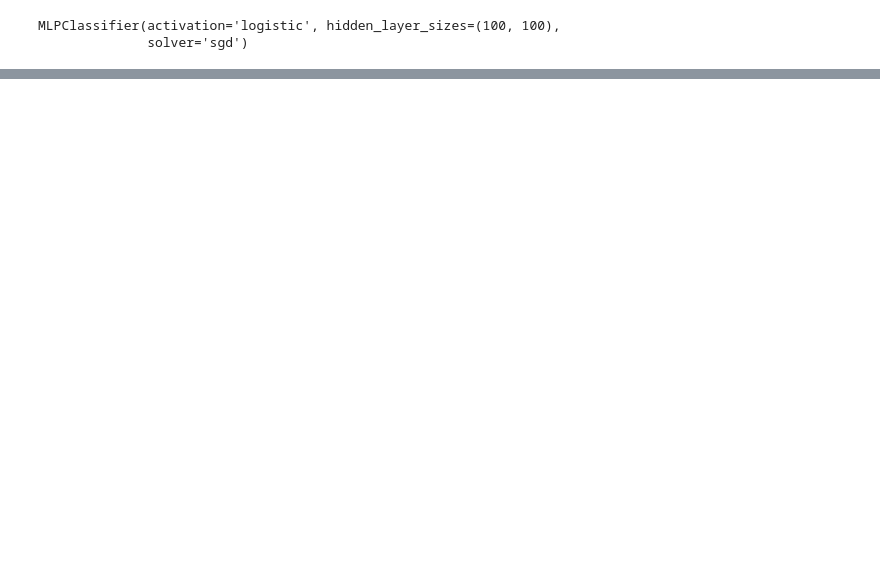
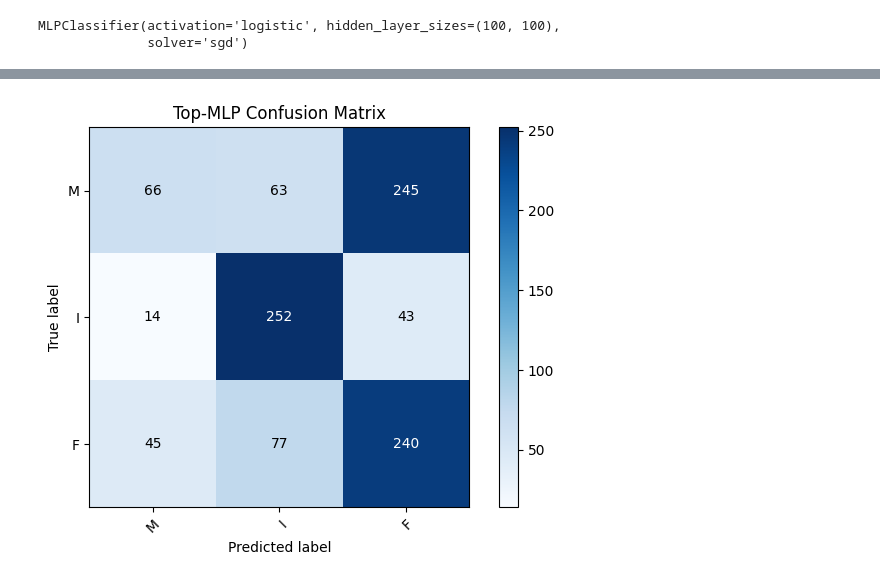
Before and after one commit to SarahMucci0312/COMP472-A1, a Jupyter notebook: abalone.ipynb, the cells around one changed output, grey strips where cells are left out. Drawn from its saved outputs; the diff is of its cells as text; code cells hidden in the pictures; blank space fills up the shorter version.

```diff
--- a/abalone.ipynb
+++ b/abalone.ipynb
@@ -278,0 +349,85 @@ weighted avg       0.53      0.54      0.52      1045
+# %%
+# 4 d) Top-MLP:
+
+# Use gridsearch to find the best combination of hyperparameters
+#mlp_param = {'activation': ['logistic', 'tanh', 'relu'], 'hidden_layer_sizes': [(30, 50), (10, 10, 10)], 'solver': ['adam', 'sgd']}
+#mlp_grid = GridSearchCV(MLPClassifier(max_iter=1000), mlp_param)
+#mlp_grid.fit(X_train, y_train)
+
+# Define Top MLP based on gridsearch results
+#top_mlp = mlp_grid.best_estimator_
+
+
+
+
+# Plotting confusion matrix for the Top-MLP
+fp.write('---------------------------------------------------------------------------------------------------------------')
+fp.write('\n \n')
+fp.write('Top-MLP where the criterion, max_depth, and min_samples_split were changed')
+fp.write('\n')
+fp.write('Best hyperparameters found by gridsearch: ' + str(grid.best_params_))
+fp.write('\n \n')
+
+y_predTopMLP = top_mlp.predict(X_test)
+class_names = abalone.Type.value_counts().index
+plotConfusionMatrix(y_test, y_predTopMLP, classes=class_names, normalize = False, title = "Top-MLP Confusion Matrix")
+fp.write("Confusion matrix: ")
+fp.write('\n \n')
+fp.write(str(confusion_matrix(y_test, y_predTopMLP)))
+fp.write('\n \n')
+
+# Creating the classification report for the Top-MLP
+print(classification_report(y_test, y_predTopMLP, zero_division=0))
+fp.write("Classification report:")
+fp.write('\n \n')
+fp.write(classification_report(y_test, y_predTopMLP, zero_division=0))
+fp.write('\n \n')
+
+
+
+
+# 6) Repeating the Top-MLP and finding all averages and variance
+precisionScoresTMLP = []
+macroF1ScoresTMLP = []
+weightedF1ScoresTMLP = []
+
+for run in range(4):
+    tree_para = {'activation': ['logistic', 'tanh', 'relu'], 'hidden_layer_sizes': [(128, 64), (10, 10, 10)], 'solver': ['adam', 'sgd']}
+    grid = GridSearchCV(MLPClassifier(max_iter=2000), mlp_param)
+    grid.fit(X_train,y_train)
+
+    dtcTMLP = grid.best_estimator_
+    dtcTMLP.fit(X_train, y_train)
+
+
+    y_predTMLP = dtcTMLP.predict(X_test)
+
+    precisionScoresTMLP.append(dtcTMLP.score(X_test, y_test))
+    macroF1ScoresTMLP.append(f1_score(y_test, y_predTMLP, average='macro'))
+    weightedF1ScoresTMLP.append(f1_score(y_test, y_predTMLP, average='weighted'))
+
+precisionScoresTMLP.append(top_mlp.score(X_test, y_test))
+macroF1ScoresTMLP.append(f1_score(y_test, y_predTopMLP, average='macro'))
+weightedF1ScoresTMLP.append(f1_score(y_test, y_predTopMLP, average='weighted'))
+
+
+# Writing all the information to the file
+toWrite = "Average accuracy: " + str(np.mean(precisionScoresTMLP))
+fp.write(toWrite)
+fp.write('\n')
+toWrite = "Variance of the accuracy: " + str(np.var(precisionScoresTMLP))
+fp.write(toWrite)
+fp.write('\n')
+toWrite = "Average macro-average F1: " + str(np.mean(macroF1ScoresTMLP))
+fp.write(toWrite)
+fp.write('\n')
+toWrite = "Variance of the macro-average F1: " + str(np.var(macroF1ScoresTMLP))
+fp.write(toWrite)
+fp.write('\n')
+toWrite = "Average weighted-average F1: " + str(np.mean(weightedF1ScoresTMLP))
+fp.write(toWrite)
+fp.write('\n')
+toWrite = "Variance of the weighted-average F1: " + str(np.var(weightedF1ScoresTDT))
+fp.write(toWrite)
+fp.write('\n \n')
+# %% [output]
@@ -279,3 +444,4 @@ weighted avg       0.53      0.54      0.52      1045
+[figure, added]
 # %%
 # Closing the text file
 fp.close()
```
Also changed, not shown: parts of 9 cells of this notebook, 3 other files.
